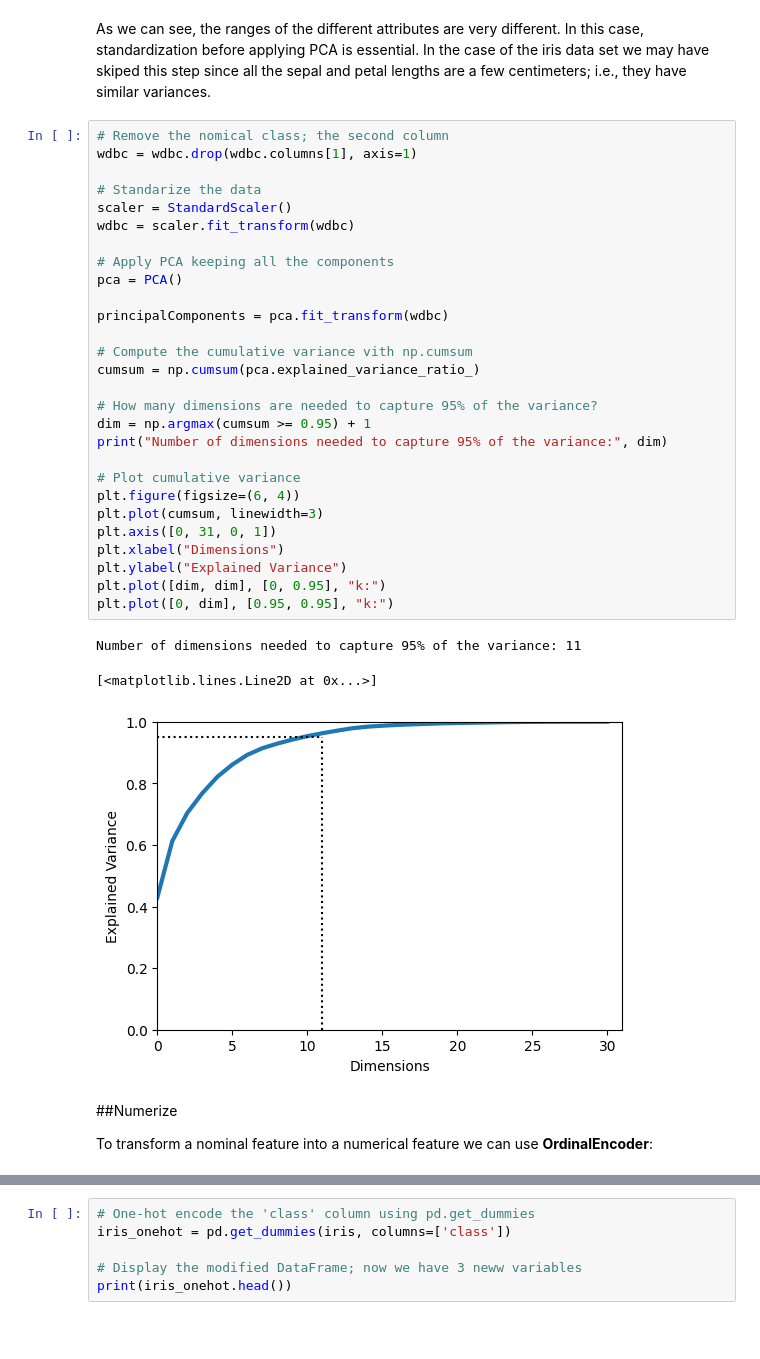
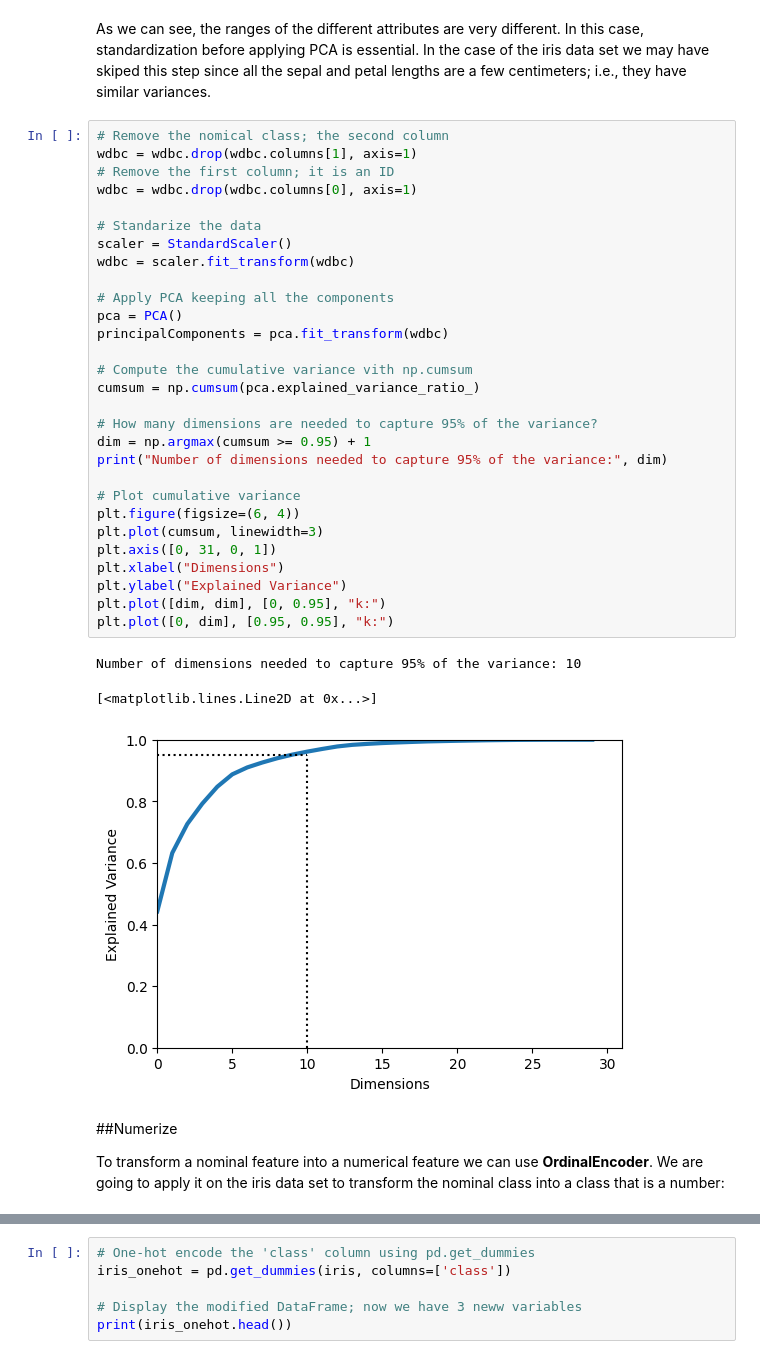
Before and after one commit to AbrahamOtero/MLiB, a Jupyter notebook: 2_TransformData.ipynb, the cells around one changed output, grey strips where cells are left out. Saved outputs shown, nothing was run; the diff lists cells and outputs as text; blank space fills up the shorter version.

```diff
--- a/2_TransformData.ipynb
+++ b/2_TransformData.ipynb
@@ -150,39 +154,40 @@ As we can see, the ranges of the different attributes are very different. In thi
 # %%
 # Remove the nomical class; the second column
 wdbc = wdbc.drop(wdbc.columns[1], axis=1)
+# Remove the first column; it is an ID
+wdbc = wdbc.drop(wdbc.columns[0], axis=1)
 
 # Standarize the data
 scaler = StandardScaler()
 wdbc = scaler.fit_transform(wdbc)
 
 # Apply PCA keeping all the components
 pca = PCA()
-
 principalComponents = pca.fit_transform(wdbc)
 
 # Compute the cumulative variance vith np.cumsum
 cumsum = np.cumsum(pca.explained_variance_ratio_)
 
 # How many dimensions are needed to capture 95% of the variance?
 dim = np.argmax(cumsum >= 0.95) + 1
 print("Number of dimensions needed to capture 95% of the variance:", dim)
 
 # Plot cumulative variance
 plt.figure(figsize=(6, 4))
 plt.plot(cumsum, linewidth=3)
 plt.axis([0, 31, 0, 1])
 plt.xlabel("Dimensions")
 plt.ylabel("Explained Variance")
 plt.plot([dim, dim], [0, 0.95], "k:")
 plt.plot([0, dim], [0.95, 0.95], "k:")
 # %% [output]
-Number of dimensions needed to capture 95% of the variance: 11
+Number of dimensions needed to capture 95% of the variance: 10
 [<matplotlib.lines.Line2D at 0x...>]
-[figure, old version]
+[figure, new version]
 # %% [markdown]
 ##Numerize
 
-To transform a nominal feature into a numerical feature we can use **OrdinalEncoder**:
+To transform a nominal feature into a numerical feature we can use **OrdinalEncoder**. We are going to apply it on the iris data set to transform the nominal class into a class that is a number:
 # %%
 from sklearn.preprocessing import OrdinalEncoder
 
```
Also changed, not shown: parts of 54 cells of this notebook.
